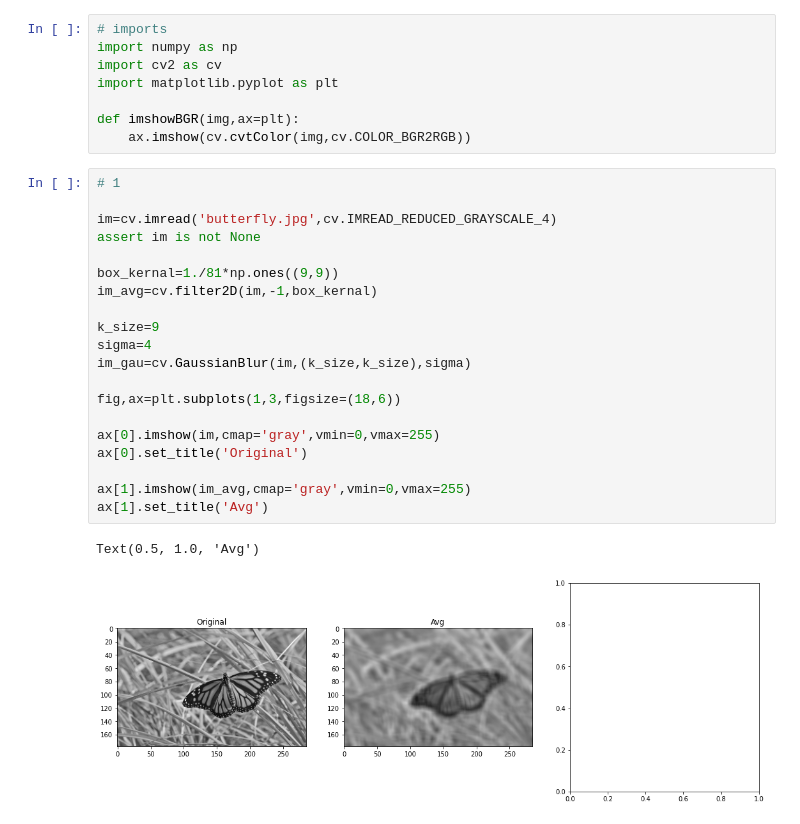
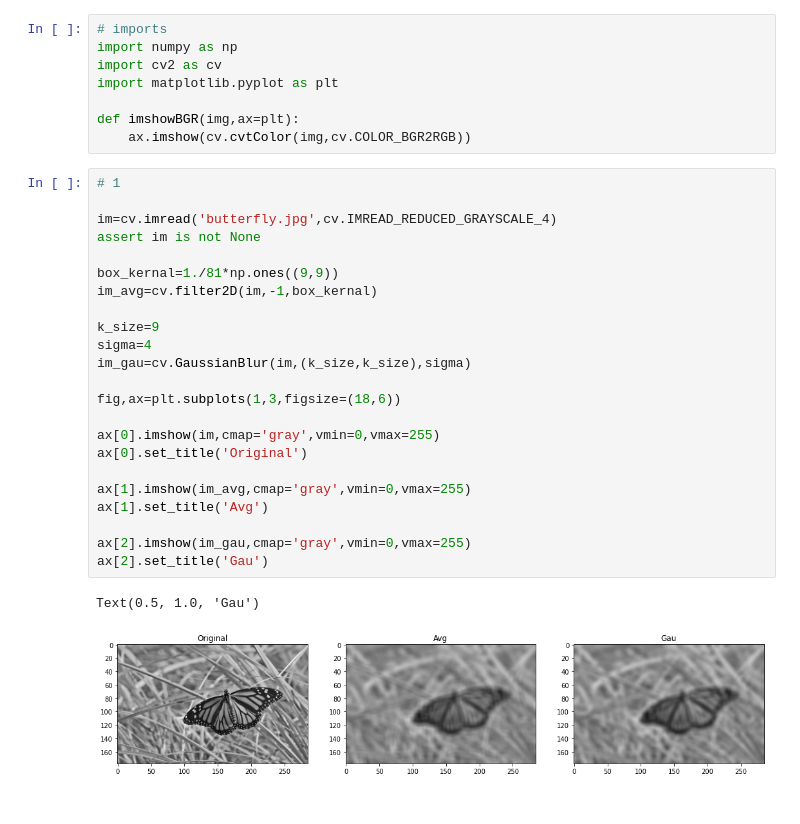
Before and after one commit to KCSAbeywickrama/EN2550-Excercises, a Jupyter notebook: Exercise_03/190018V_Ex0.ipynb, the cells around one changed output. Saved outputs shown, nothing was run; the diff lists cells and outputs as text.

```diff
--- a/Exercise_03/190018V_Ex0.ipynb
+++ b/Exercise_03/190018V_Ex0.ipynb
@@ -15,23 +15,26 @@ def imshowBGR(img,ax=plt):
 # %%
 # 1
 
 im=cv.imread('butterfly.jpg',cv.IMREAD_REDUCED_GRAYSCALE_4)
 assert im is not None
 
 box_kernal=1./81*np.ones((9,9))
 im_avg=cv.filter2D(im,-1,box_kernal)
 
 k_size=9
 sigma=4
 im_gau=cv.GaussianBlur(im,(k_size,k_size),sigma)
 
 fig,ax=plt.subplots(1,3,figsize=(18,6))
 
 ax[0].imshow(im,cmap='gray',vmin=0,vmax=255)
 ax[0].set_title('Original')
 
 ax[1].imshow(im_avg,cmap='gray',vmin=0,vmax=255)
 ax[1].set_title('Avg')
+
+ax[2].imshow(im_gau,cmap='gray',vmin=0,vmax=255)
+ax[2].set_title('Gau')
 # %% [output]
-Text(0.5, 1.0, 'Avg')
+Text(0.5, 1.0, 'Gau')
-[figure, old version]
+[figure, new version]
```
Also changed, not shown: parts of 1 cell of this notebook.
